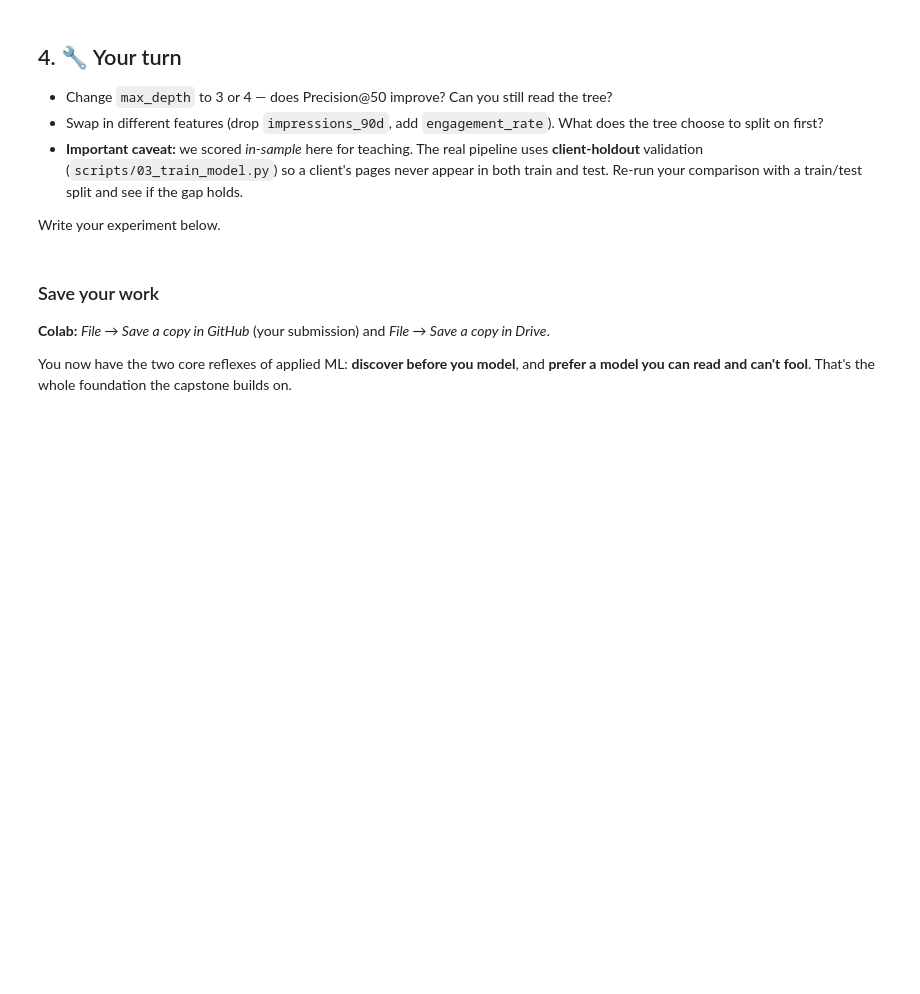
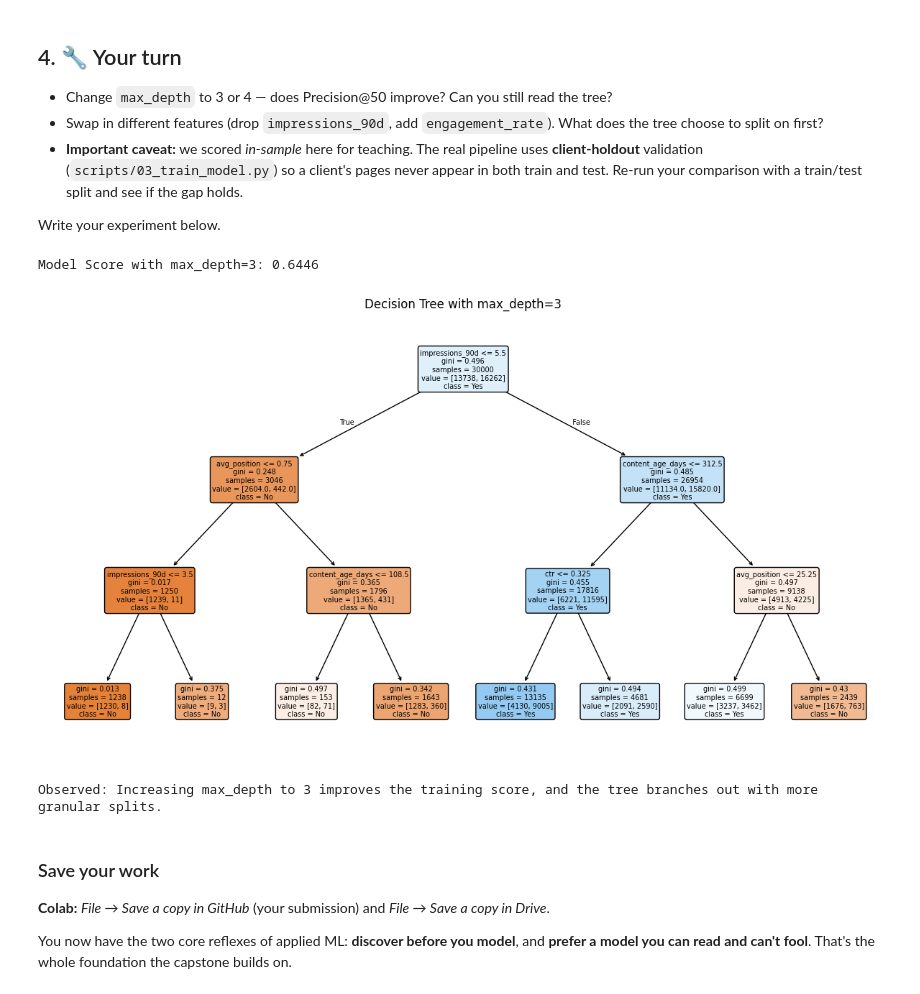
Before and after one commit to vkhanht1/flyrank-ml-internship, a Jupyter notebook: notebooks/02_your_first_readable_model.ipynb, the cells around one changed output. Saved outputs shown, nothing was run; the diff lists cells and outputs as text; code cells hidden in the pictures; blank space fills up the shorter version.

```diff
--- a/notebooks/02_your_first_readable_model.ipynb
+++ b/notebooks/02_your_first_readable_model.ipynb
@@ -105,3 +148,24 @@ Write your experiment below.
+# %%
+# Your experiment here
+from sklearn.tree import DecisionTreeClassifier, plot_tree
+import matplotlib.pyplot as plt
+
+clf_experiment = DecisionTreeClassifier(max_depth=3, random_state=42)
+clf_experiment.fit(X, y)
+
+train_score = clf_experiment.score(X, y)
+print(f"Model Score with max_depth=3: {train_score:.4f}")
+
+plt.figure(figsize=(15, 8))
+plot_tree(clf_experiment, feature_names=X.columns, class_names=['No', 'Yes'], filled=True, rounded=True)
+plt.title("Decision Tree with max_depth=3")
+plt.show()
+
+print("Observed: Increasing max_depth to 3 improves the training score, and the tree branches out with more granular splits.")
+# %% [output]
+Model Score with max_depth=3: 0.6446
+[figure, added]
+Observed: Increasing max_depth to 3 improves the training score, and the tree branches out with more granular splits.
 # %% [markdown]
 ### Save your work
 **Colab:** *File → Save a copy in GitHub* (your submission) and *File → Save a copy in Drive*.
```
Also changed, not shown: parts of 8 cells of this notebook.
